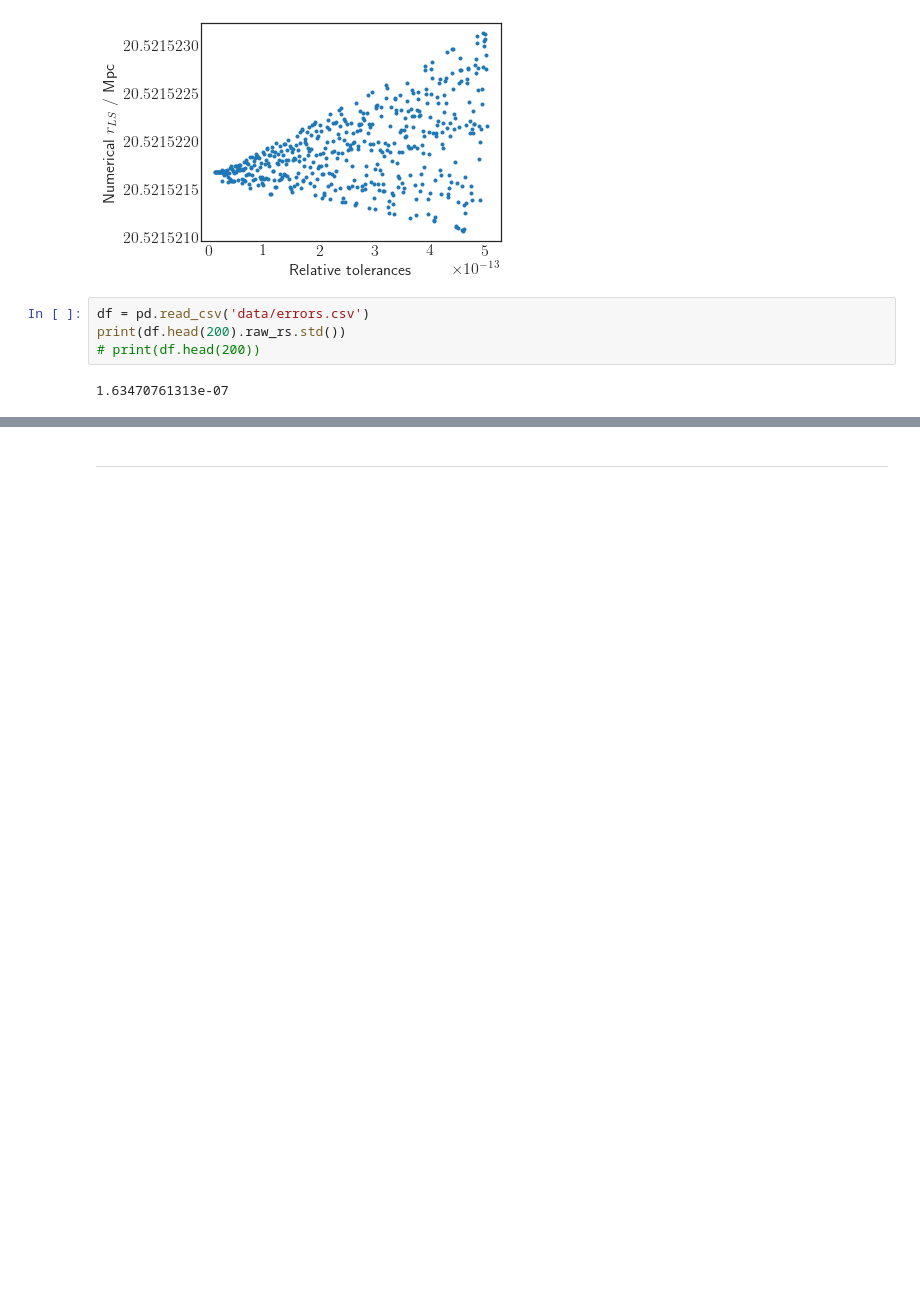
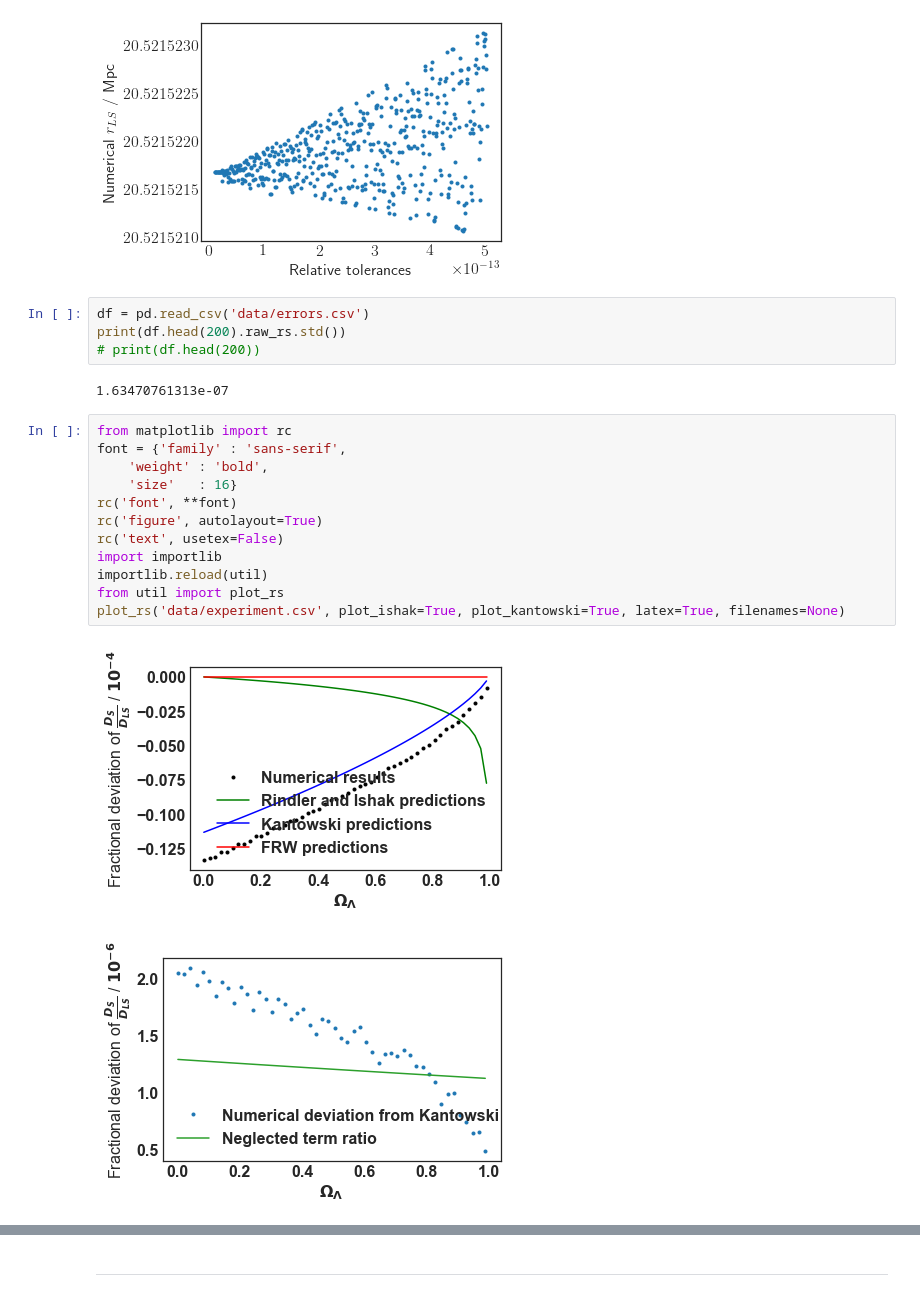
Before and after one commit to lingxz/lightbending, a Jupyter notebook: diff_lambdas_new.ipynb, the cells around one changed output, grey strips where cells are left out. Drawn from its saved outputs; the diff is of its cells as text; blank space fills up the shorter version.

```diff
--- a/diff_lambdas_new.ipynb
+++ b/diff_lambdas_new.ipynb
@@ -266,3 +157,18 @@ print(df.head(200).raw_rs.std())
 # print(df.head(200))
 # %% [output]
 1.63470761313e-07
+# %%
+from matplotlib import rc
+font = {'family' : 'sans-serif',
+    'weight' : 'bold',
+    'size'   : 16}
+rc('font', **font)
+rc('figure', autolayout=True)
+rc('text', usetex=False)
+import importlib
+importlib.reload(util)
+from util import plot_rs
+plot_rs('data/experiment.csv', plot_ishak=True, plot_kantowski=True, latex=True, filenames=None)
+# %% [output]
+[figure, added]
+[figure, added]
```
Also changed, not shown: parts of 14 cells of this notebook, 19 other files.
